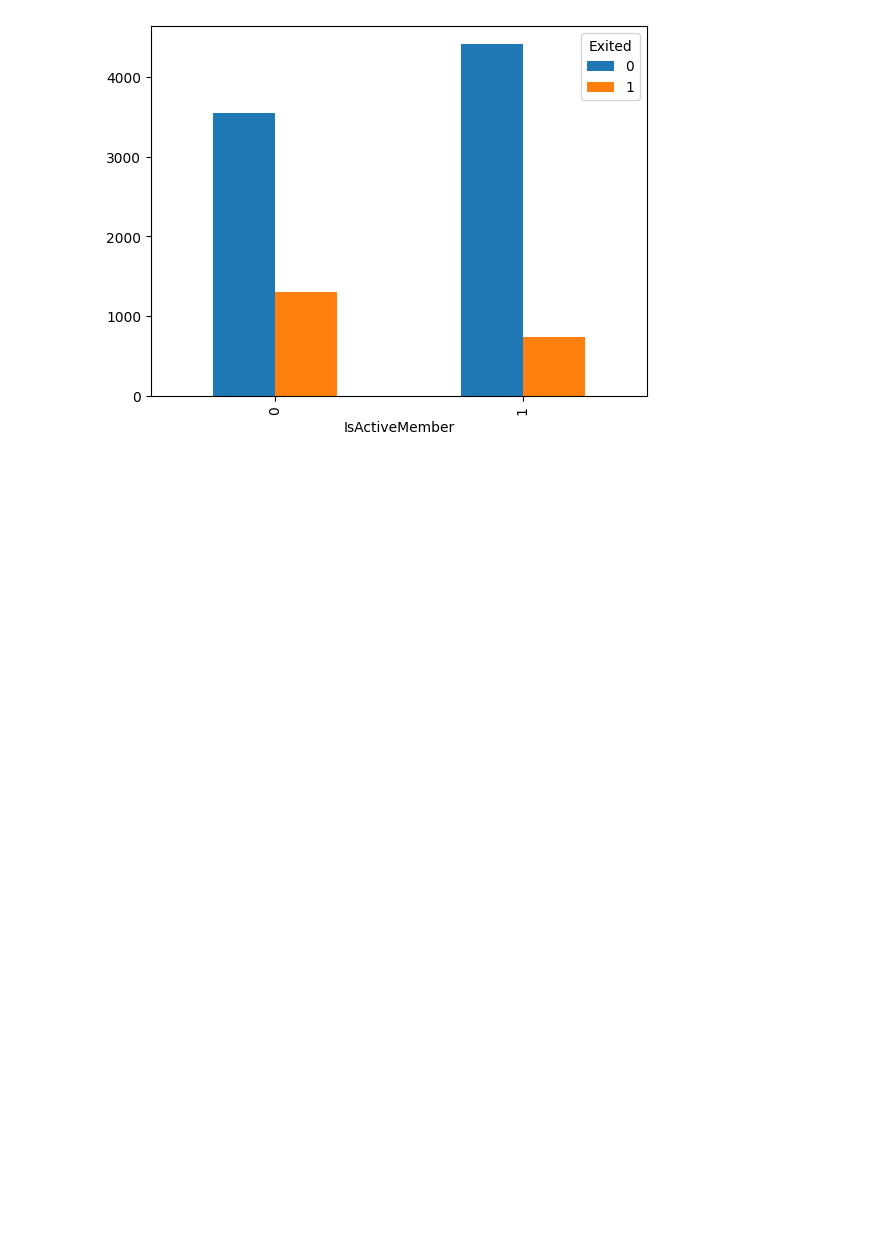
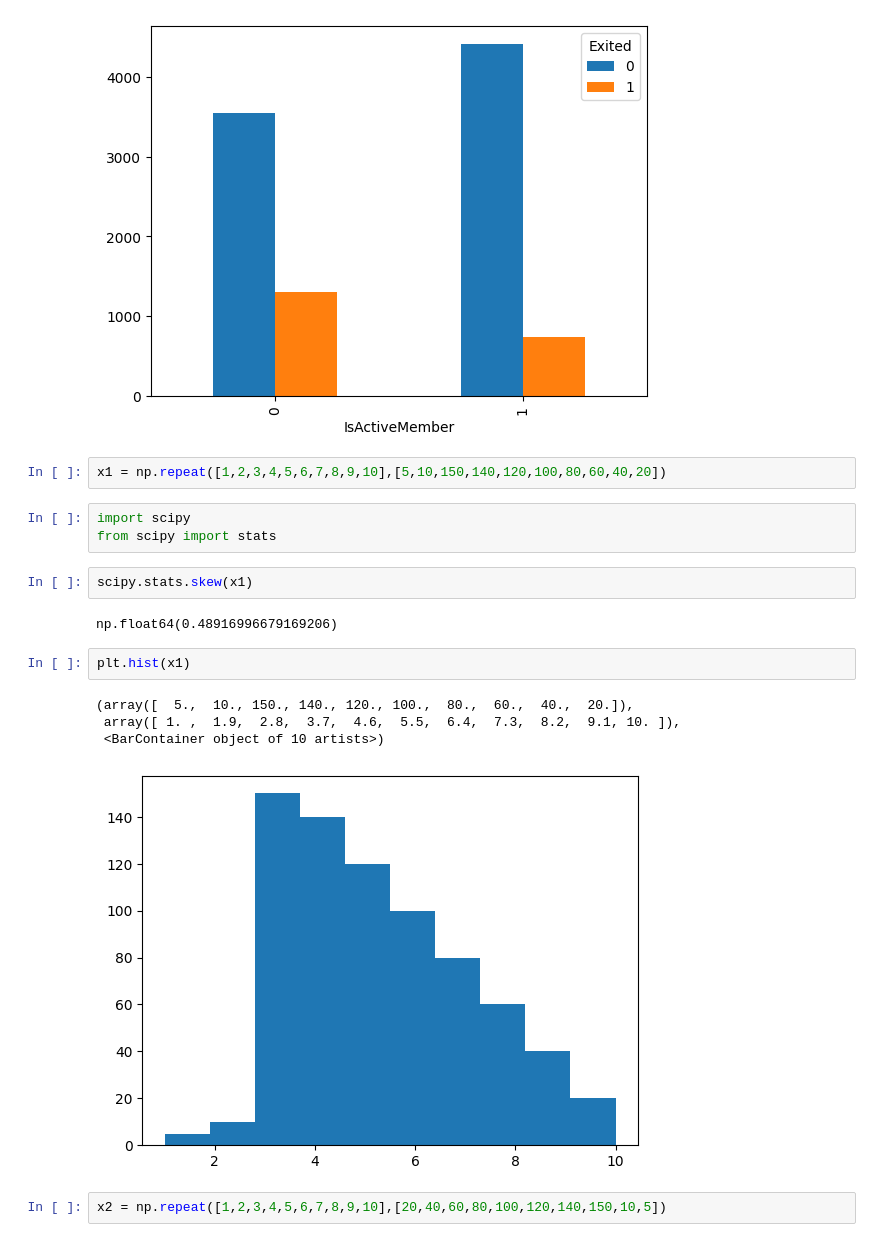
Before and after one commit to devdatta1429/BDA_Assignments, a Jupyter notebook: Stats/Day_8_stats_26_05.ipynb, the cells around one changed output. Saved outputs shown, nothing was run; the diff lists cells and outputs as text; blank space fills up the shorter version.

```diff
--- a/Stats/Day_8_stats_26_05.ipynb
+++ b/Stats/Day_8_stats_26_05.ipynb
@@ -482,3 +481,21 @@ tb1
 | 0 | 3547 | 1302 | 0.268509 |
 | 1 | 4416 | 735 | 0.142691 |
 [figure]
+# %%
+x1 = np.repeat([1,2,3,4,5,6,7,8,9,10],[5,10,150,140,120,100,80,60,40,20])
+# %%
+import scipy
+from scipy import stats
+# %%
+scipy.stats.skew(x1)
+# %% [output]
+np.float64(0.48916996679169206)
+# %%
+plt.hist(x1)
+# %% [output]
+(array([  5.,  10., 150., 140., 120., 100.,  80.,  60.,  40.,  20.]),
+ array([ 1. ,  1.9,  2.8,  3.7,  4.6,  5.5,  6.4,  7.3,  8.2,  9.1, 10. ]),
+ <BarContainer object of 10 artists>)
+[figure, added]
+# %%
+x2 = np.repeat([1,2,3,4,5,6,7,8,9,10],[20,40,60,80,100,120,140,150,10,5])
```
Also changed, not shown: parts of 14 cells of this notebook.
